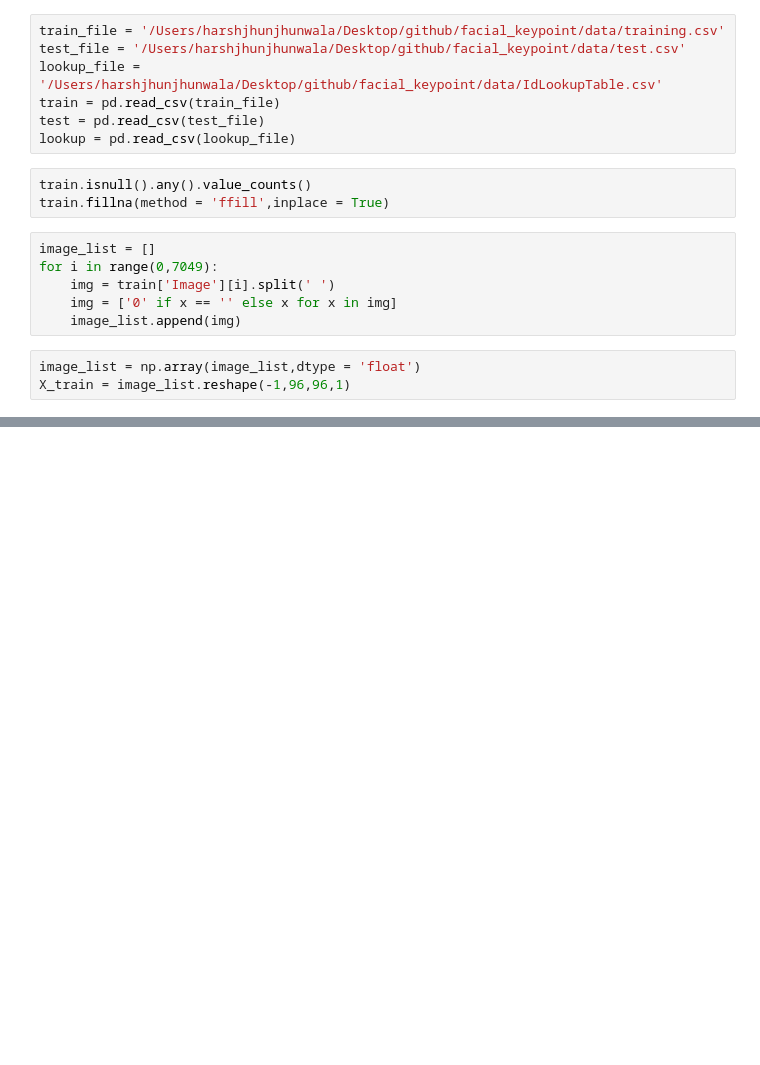
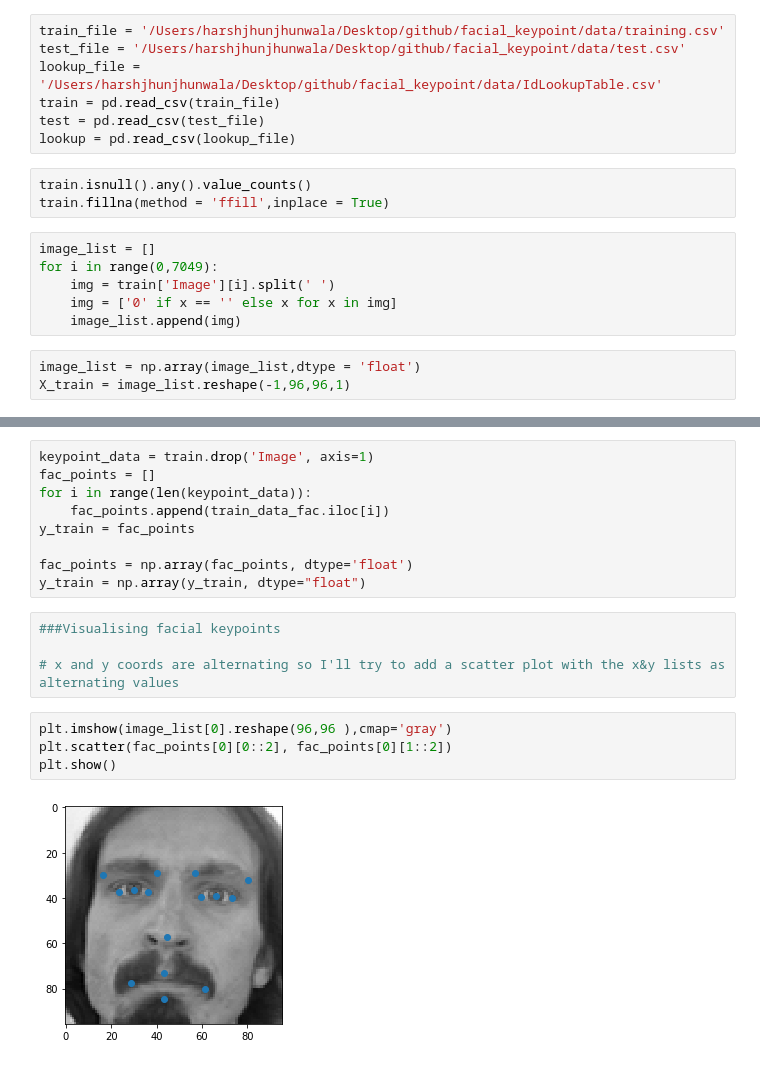
Before and after one commit to Harsh-2420/facial_keypoint, a Jupyter notebook: keypoints.ipynb, the cells around one changed output, grey strips where cells are left out. Saved outputs shown, nothing was run; the diff lists cells and outputs as text; blank space fills up the shorter version.

```diff
--- a/keypoints.ipynb
+++ b/keypoints.ipynb
@@ -28,0 +29,19 @@ AttributeError: 'DataFrame' object has no attribute 'reshape'
+# %%
+keypoint_data = train.drop('Image', axis=1)
+fac_points = []
+for i in range(len(keypoint_data)):
+    fac_points.append(train_data_fac.iloc[i])
+y_train = fac_points
+
+fac_points = np.array(fac_points, dtype='float')
+y_train = np.array(y_train, dtype="float")
+# %%
+###Visualising facial keypoints
+
+# x and y coords are alternating so I'll try to add a scatter plot with the x&y lists as alternating values
+# %%
+plt.imshow(image_list[0].reshape(96,96 ),cmap='gray')
+plt.scatter(fac_points[0][0::2], fac_points[0][1::2])
+plt.show()
+# %% [output]
+[figure, added]
```
Also changed, not shown: parts of 1 cell of this notebook.
